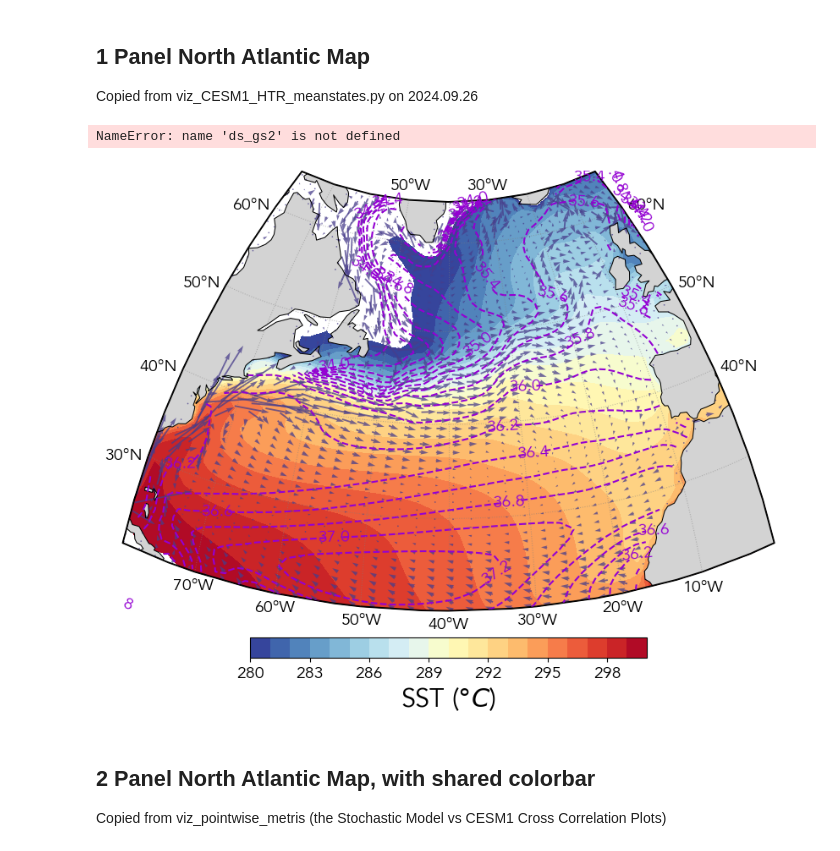
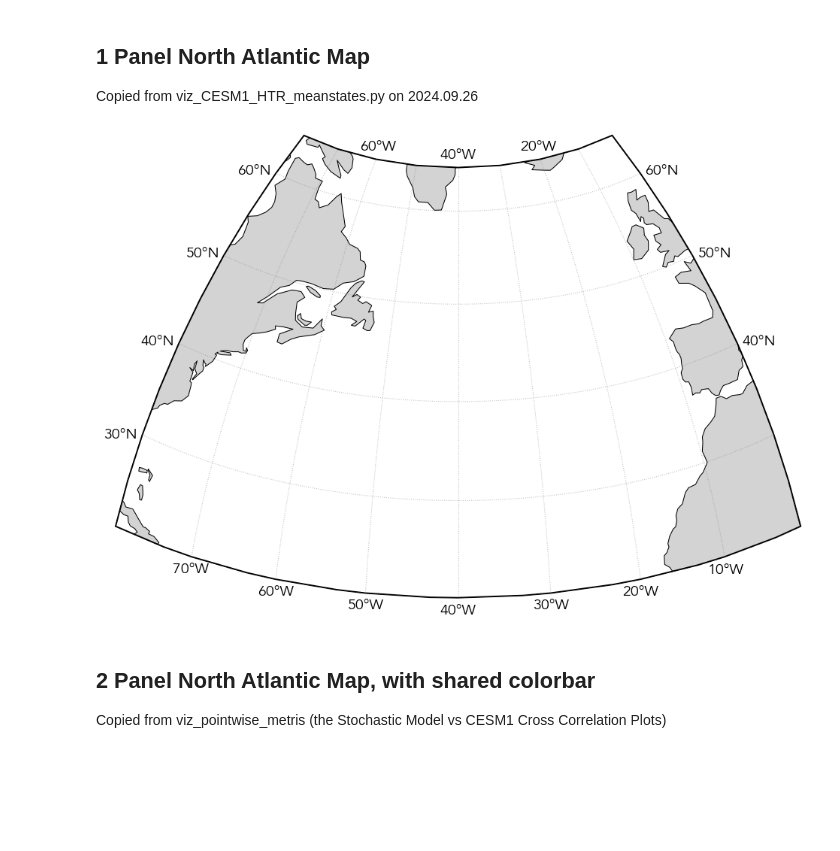
Before and after one commit to glennliu265/reemergence, a Jupyter notebook: analysis/map_book.ipynb, the cells around one changed output. Saved outputs shown, nothing was run; the diff lists cells and outputs as text; code cells hidden in the pictures; blank space fills up the shorter version.

```diff
--- a/analysis/map_book.ipynb
+++ b/analysis/map_book.ipynb
@@ -111,64 +110,63 @@ Copied from viz_CESM1_HTR_meanstates.py on 2024.09.26
 
 # Font Sizes
 fsz_tick  = 14
 fsz_axis  = 22
 fsz_title = 28
 
 qint       = 2
 plot_point = True
 pmesh      = False
 
 
 
 cints_sssmean = np.arange(34,37.6,0.2)
 
 regplot = [0,1,3]
 nregs   = len(regplot)
 
 # Initialize Plot and Map
 fig,ax,_    = viz.init_orthomap(1,1,bboxplot,figsize=(24,6.5))
 ax          = viz.add_coast_grid(ax,bbox=bboxplot,fill_color="lightgray",fontsize=fsz_tick)
 
 
-# Plot Currents
-plotu = ds_uvel.UVEL.mean('ens').mean('month').values
-plotv = ds_vvel.VVEL.mean('ens').mean('month').values
-ax.quiver(tlon[::qint,::qint],tlat[::qint,::qint],plotu[::qint,::qint],plotv[::qint,::qint],
-          color='darkslateblue',transform=proj,alpha=0.75)
+# # Plot Currents
+# plotu = ds_uvel.UVEL.mean('ens').mean('month').values
+# plotv = ds_vvel.VVEL.mean('ens').mean('month').values
+# ax.quiver(tlon[::qint,::qint],tlat[::qint,::qint],plotu[::qint,::qint],plotv[::qint,::qint],
+#           color='darkslateblue',transform=proj,alpha=0.75)
 
-# Plot Mean SST (Colors)
-plotvar = ds_sst.SST.mean('ens').mean('mon').transpose('lat','lon') #* mask_apply
-if pmesh:
-    pcm     = ax.pcolormesh(plotvar.lon,plotvar.lat,plotvar,transform=proj,zorder=-1,
-                linewidths=1.5,cmap="RdYlBu_r",vmin=280,vmax=300)
-else:
-    cints_sstmean = np.arange(280,301,1)
-    pcm     = ax.contourf(plotvar.lon,plotvar.lat,plotvar,transform=proj,zorder=-1,
-                cmap="RdYlBu_r",levels=cints_sstmean)
-cb = viz.hcbar(pcm,ax=ax,fraction=0.045)
-cb.set_label("SST ($\degree C$)",fontsize=fsz_axis)
-cb.ax.tick_params(labelsize=fsz_tick)
+# # Plot Mean SST (Colors)
+# plotvar = ds_sst.SST.mean('ens').mean('mon').transpose('lat','lon') #* mask_apply
+# if pmesh:
+#     pcm     = ax.pcolormesh(plotvar.lon,plotvar.lat,plotvar,transform=proj,zorder=-1,
+#                 linewidths=1.5,cmap="RdYlBu_r",vmin=280,vmax=300)
+# else:
+#     cints_sstmean = np.arange(280,301,1)
+#     pcm     = ax.contourf(plotvar.lon,plotvar.lat,plotvar,transform=proj,zorder=-1,
+#                 cmap="RdYlBu_r",levels=cints_sstmean)
+# cb = viz.hcbar(pcm,ax=ax,fraction=0.045)
+# cb.set_label("SST ($\degree C$)",fontsize=fsz_axis)
+# cb.ax.tick_params(labelsize=fsz_tick)
 
-# Plot Mean SSS (Contours)
-plotvar = ds_sss.SSS.mean('ens').mean('mon').transpose('lat','lon') #* mask_reg
-cl = ax.contour(plotvar.lon,plotvar.lat,plotvar,transform=proj,
-            linewidths=1.5,colors="darkviolet",levels=cints_sssmean,linestyles='dashed')
-ax.clabel(cl,fontsize=fsz_tick)
+# # Plot Mean SSS (Contours)
+# plotvar = ds_sss.SSS.mean('ens').mean('mon').transpose('lat','lon') #* mask_reg
+# cl = ax.contour(plotvar.lon,plotvar.lat,plotvar,transform=proj,
+#             linewidths=1.5,colors="darkviolet",levels=cints_sssmean,linestyles='dashed')
+# ax.clabel(cl,fontsize=fsz_tick)
 
-# Plot Gulf Stream Positionfig,axs,_       = viz.init_orthomap(1,2,bboxplot,figsize=(20,10))
-ax.plot(ds_gs2.lon.mean('mon'),ds_gs2.lat.mean('mon'),transform=proj,lw=1.75,c='k',ls='dashdot')
+# # Plot Gulf Stream Positionfig,axs,_       = viz.init_orthomap(1,2,bboxplot,figsize=(20,10))
+# ax.plot(ds_gs2.lon.mean('mon'),ds_gs2.lat.mean('mon'),transform=proj,lw=1.75,c='k',ls='dashdot')
 
-# Plot Ice Edge
-ax.contour(icemask.lon,icemask.lat,mask_plot,colors="cyan",linewidths=2.5,
-           transform=proj,levels=[0,1],zorder=-1)
+# # Plot Ice Edge
+# ax.contour(icemask.lon,icemask.lat,mask_plot,colors="cyan",linewidths=2.5,
+#            transform=proj,levels=[0,1],zorder=-1)
 
 
 
-figname = "%sCESM1_Locator_MeanState.png" % (figpath,)
-plt.savefig(figname,dpi=200,bbox_inches='tight')
+# figname = "%sCESM1_Locator_MeanState.png" % (figpath,)
+# plt.savefig(figname,dpi=200,bbox_inches='tight')
 # %% [output]
-NameError: name 'ds_gs2' is not defined
-[figure, old version]
+[figure, new version]
 # %% [markdown]
 ## 2 Panel North Atlantic Map, with shared colorbar
 
```
Also changed, not shown: parts of 1 cell of this notebook.
